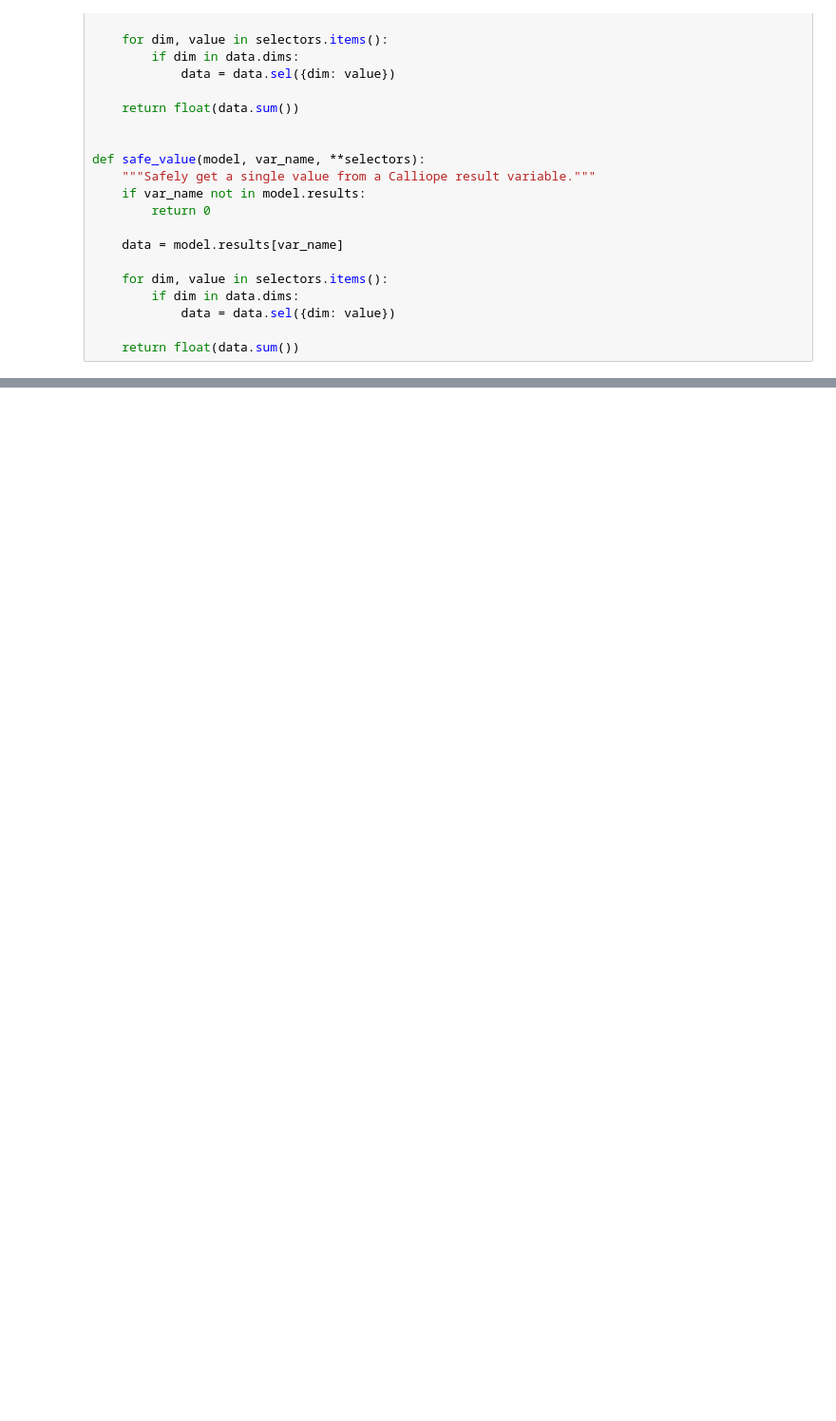
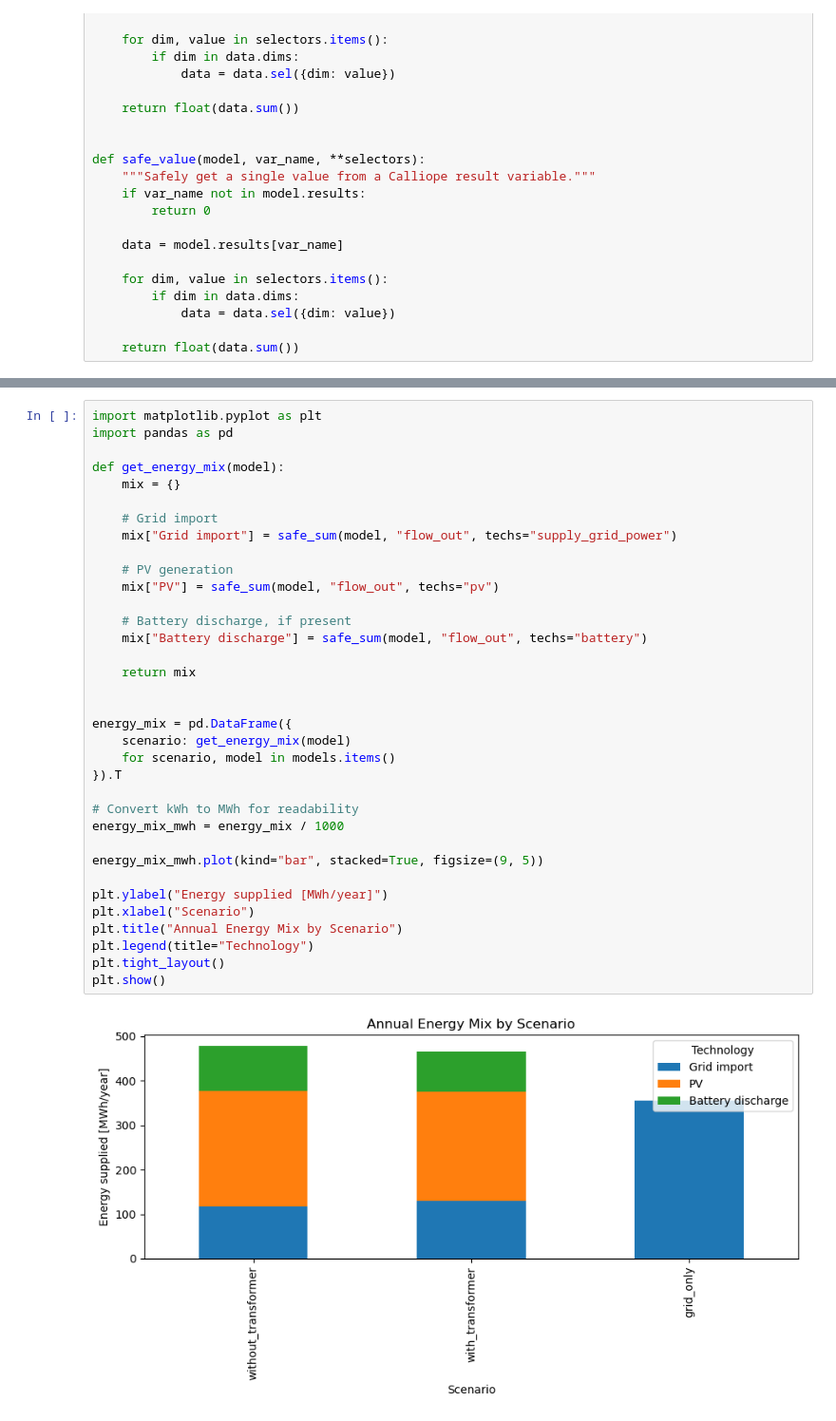
Before and after one commit to natitribaldos1/calliope-thesis-model-repo, a Jupyter notebook: notebooks/Calliope_Model_Run.ipynb, the cells around one changed output, grey strips where cells are left out. Shown at 95% size. Saved outputs shown, nothing was run; the diff lists cells and outputs as text; blank space fills up the shorter version.

Commit message:
changed run model file

```diff
--- a/notebooks/Calliope_Model_Run.ipynb
+++ b/notebooks/Calliope_Model_Run.ipynb
@@ -164,0 +167,37 @@ comparison_table
+# %%
+import matplotlib.pyplot as plt
+import pandas as pd
+
+def get_energy_mix(model):
+    mix = {}
+
+    # Grid import
+    mix["Grid import"] = safe_sum(model, "flow_out", techs="supply_grid_power")
+
+    # PV generation
+    mix["PV"] = safe_sum(model, "flow_out", techs="pv")
+
+    # Battery discharge, if present
+    mix["Battery discharge"] = safe_sum(model, "flow_out", techs="battery")
+
+    return mix
+
+
+energy_mix = pd.DataFrame({
+    scenario: get_energy_mix(model)
+    for scenario, model in models.items()
+}).T
+
+# Convert kWh to MWh for readability
+energy_mix_mwh = energy_mix / 1000
+
+energy_mix_mwh.plot(kind="bar", stacked=True, figsize=(9, 5))
+
+plt.ylabel("Energy supplied [MWh/year]")
+plt.xlabel("Scenario")
+plt.title("Annual Energy Mix by Scenario")
+plt.legend(title="Technology")
+plt.tight_layout()
+plt.show()
+# %% [output]
+[figure, added]
```
Also changed, not shown: parts of 3 cells of this notebook, 2 other files.
